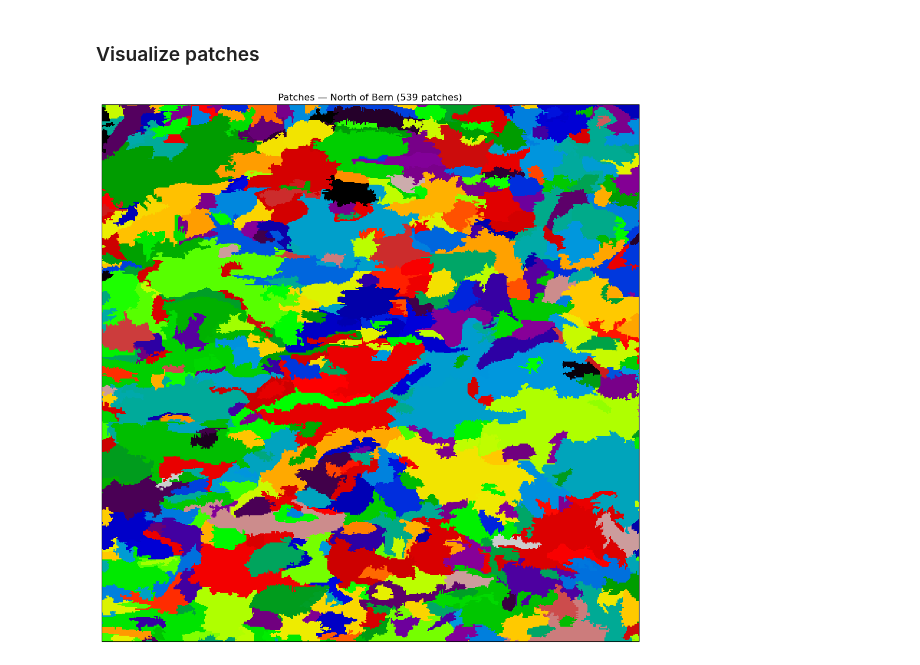
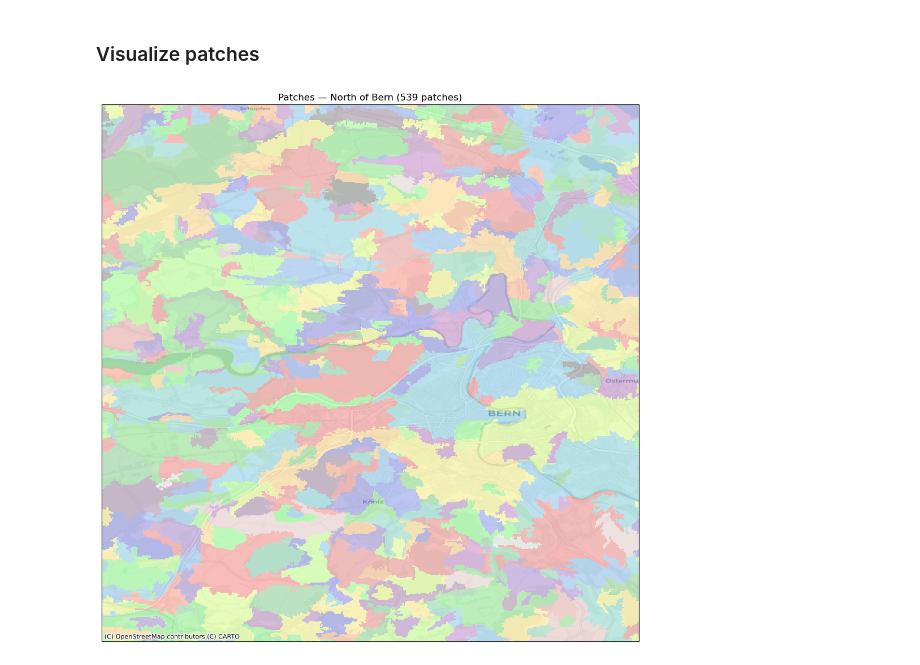
Before and after one commit to Kronmar-Bafu/cas-aml-project, a Jupyter notebook: 12_patch_network.ipynb, the cells around one changed output. Cells and saved outputs as stored; diff of their text form; code cells hidden in the pictures.

```diff
--- a/12_patch_network.ipynb
+++ b/12_patch_network.ipynb
@@ -349,34 +349,47 @@ plt.show()
 # %%
 import matplotlib.pyplot as plt
 import cartopy.crs as ccrs
 from geo_utils import apply_map_decor
 
 roi = {"lon_min": 7.332136, "lon_max": 7.492136,
        "lat_min": 46.880651, "lat_max": 47.040651}
 
 label_roi = xr.DataArray(
     patch_labels, dims=type_da.dims, coords=type_da.coords,
 ).sel(y=slice(roi['lat_max'], roi['lat_min']),
       x=slice(roi['lon_min'], roi['lon_max']))
 
 # Shuffle colors for visual separation
 rng = np.random.default_rng(42)
 color_shuffle = rng.permutation(n_patches)
 roi_vals = label_roi.values.copy()
 v = roi_vals >= 0
 roi_vals[v] = color_shuffle[roi_vals[v]]
 
+import contextily as cx
+
 fig, ax = plt.subplots(figsize=(10, 10),
                        subplot_kw={'projection': ccrs.PlateCarree()})
-ax.imshow(roi_vals, cmap='nipy_spectral',
+
+# Add street map basemap
+ax.set_extent([roi['lon_min'], roi['lon_max'],
+               roi['lat_min'], roi['lat_max']])
+cx.add_basemap(ax, crs=ccrs.PlateCarree(),
+               source=cx.providers.CartoDB.Positron)
+
+# Overlay patches with low alpha
+# Mask nodata so basemap shows through
+import numpy.ma as ma
+roi_masked = ma.masked_where(~v, roi_vals)
+
+ax.imshow(roi_masked, cmap='nipy_spectral', alpha=0.25,
           extent=[roi['lon_min'], roi['lon_max'],
                   roi['lat_min'], roi['lat_max']],
           origin='upper', interpolation='nearest',
           transform=ccrs.PlateCarree())
-ax.set_extent([roi['lon_min'], roi['lon_max'],
-               roi['lat_min'], roi['lat_max']])
+
 ax.set_title(f'Patches — North of Bern ({len(np.unique(label_roi.values[v])):,} patches)')
 plt.tight_layout()
 plt.show()
 # %% [output]
-[figure, old version]
+[figure, new version]
```
Also changed, not shown: parts of 5 cells of this notebook, 25 other files.
